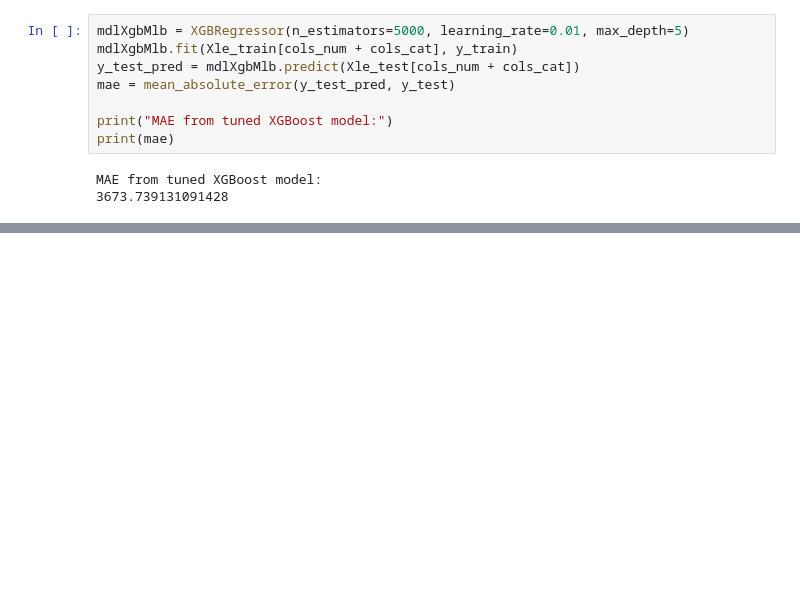
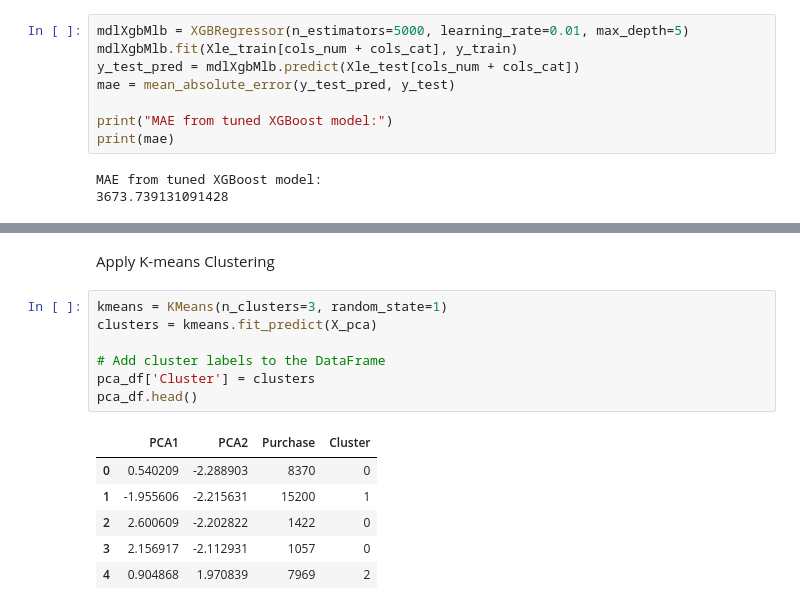
Before and after one commit to uygararas/ie423, a Jupyter notebook: task3.ipynb, the cells around one changed output, grey strips where cells are left out. Saved outputs shown, nothing was run; the diff lists cells and outputs as text; blank space fills up the shorter version.

```diff
--- a/task3.ipynb
+++ b/task3.ipynb
@@ -330,0 +354,16 @@ MAE from tuned XGBoost model:
+# %% [markdown]
+Apply K-means Clustering
+# %%
+kmeans = KMeans(n_clusters=3, random_state=1)
+clusters = kmeans.fit_predict(X_pca)
+
+# Add cluster labels to the DataFrame
+pca_df['Cluster'] = clusters
+pca_df.head()
+# %% [output]
+|  | PCA1 | PCA2 | Purchase | Cluster |
+| 0 | 0.540209 | -2.288903 | 8370 | 0 |
+| 1 | -1.955606 | -2.215631 | 15200 | 1 |
+| 2 | 2.600609 | -2.202822 | 1422 | 0 |
+| 3 | 2.156917 | -2.112931 | 1057 | 0 |
+| 4 | 0.904868 | 1.970839 | 7969 | 2 |
```
Also changed, not shown: parts of 13 cells of this notebook.
